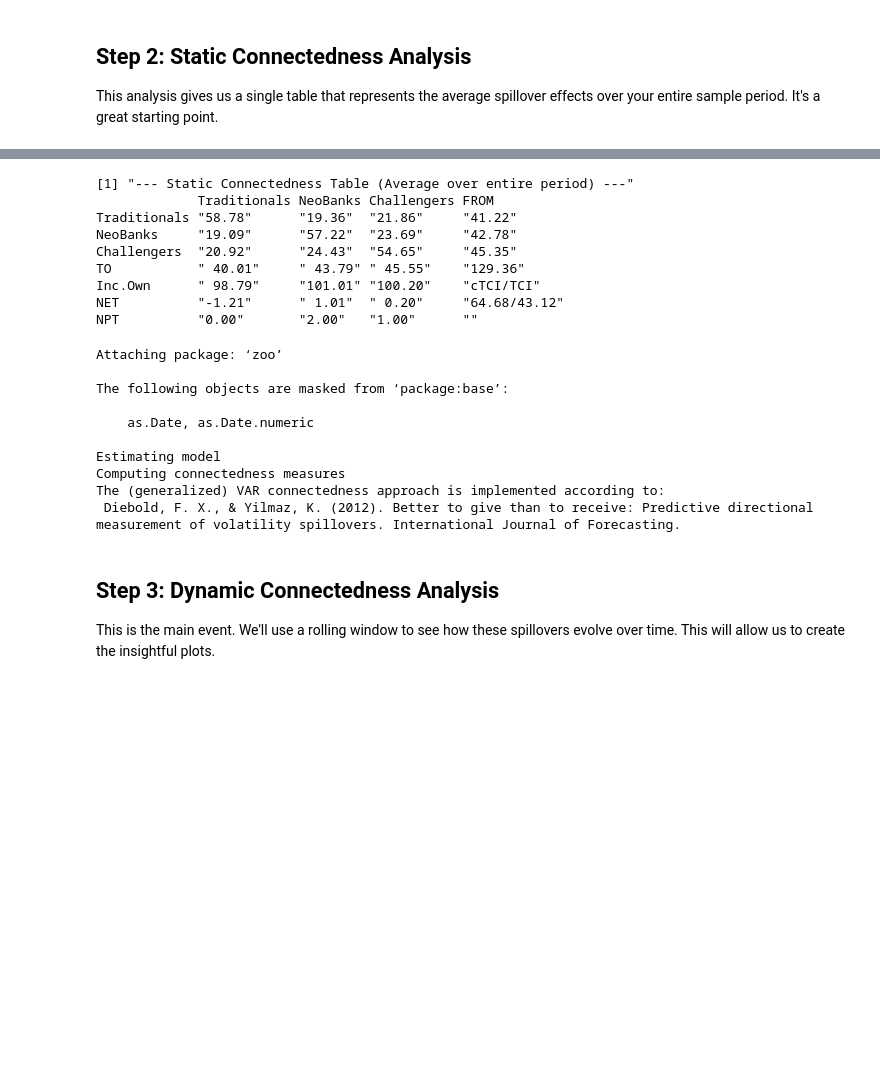
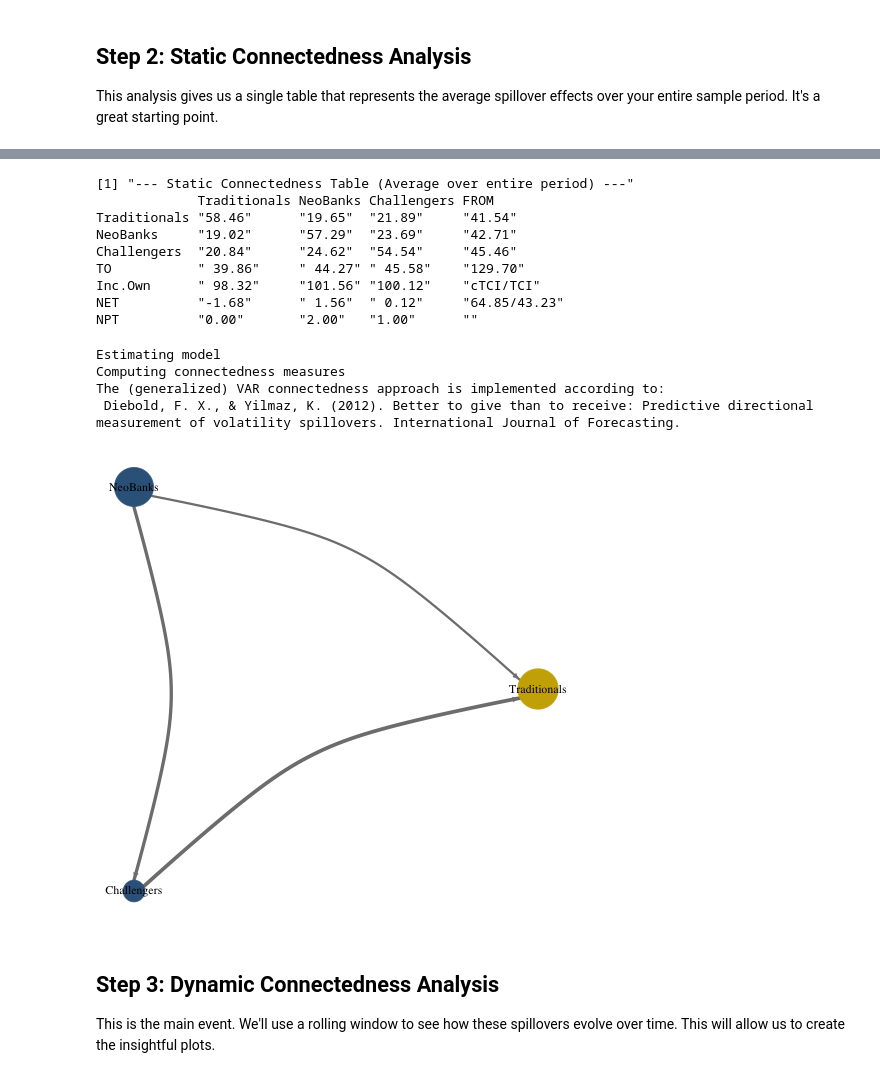
Before and after one commit to JamesGH1/FinanceResearch, a Jupyter notebook: IndexCreation - REMASTERED.ipynb, the cells around one changed output, grey strips where cells are left out. Drawn from its saved outputs; the diff is of its cells as text; code cells hidden in the pictures; blank space fills up the shorter version.

```diff
--- a/IndexCreation - REMASTERED.ipynb
+++ b/IndexCreation - REMASTERED.ipynb
@@ -563,46 +622,44 @@ if (nrow(returns_df) > 0) {
     library(zoo)
 
     # Convert the pandas DataFrame to a zoo object, which the library requires
     # The date index is automatically recognized.
     data_zoo <- zoo(returns_df, order.by = as.Date(rownames(returns_df)))
 
     # --- Run the Static Connectedness Analysis ---
     # This calculates the average connectedness over the entire period.
     # nlag = 2: We use 2 lags in our model (a common starting point).
     # nfore = 10: We forecast 10 days ahead to see how shocks propagate.
     # window.size = NULL: This specifically tells the function to do a static (non-rolling) analysis.
     dca_static <- ConnectednessApproach(data_zoo,
-                                      nlag = 2,
+                                      nlag = 1,
                                       nfore = 10,
                                       window.size = NULL,
                                       model = "VAR") # Using a standard Vector Autoregression model
 
     # Print the resulting connectedness table
     print("--- Static Connectedness Table (Average over entire period) ---")
     print(dca_static$TABLE)
+    PlotNetwork(dca_static, method ="NPDC")
+    #PlotNetwork(dca_static, method ="PCI")
+
 } else {
     print("Input data is empty. Skipping static analysis.")
 }
 # %% [output]
 [1] "--- Static Connectedness Table (Average over entire period) ---"
              Traditionals NeoBanks Challengers FROM
-Traditionals "58.78"      "19.36"  "21.86"     "41.22"
-NeoBanks     "19.09"      "57.22"  "23.69"     "42.78"
-Challengers  "20.92"      "24.43"  "54.65"     "45.35"
-TO           " 40.01"     " 43.79" " 45.55"    "129.36"
-Inc.Own      " 98.79"     "101.01" "100.20"    "cTCI/TCI"
-NET          "-1.21"      " 1.01"  " 0.20"     "64.68/43.12"
+Traditionals "58.46"      "19.65"  "21.89"     "41.54"
+NeoBanks     "19.02"      "57.29"  "23.69"     "42.71"
+Challengers  "20.84"      "24.62"  "54.54"     "45.46"
+TO           " 39.86"     " 44.27" " 45.58"    "129.70"
+Inc.Own      " 98.32"     "101.56" "100.12"    "cTCI/TCI"
+NET          "-1.68"      " 1.56"  " 0.12"     "64.85/43.23"
 NPT          "0.00"       "2.00"   "1.00"      ""
-Attaching package: ‘zoo’
-
-The following objects are masked from ‘package:base’:
-
-    as.Date, as.Date.numeric
-
 Estimating model
 Computing connectedness measures
 The (generalized) VAR connectedness approach is implemented according to:
  Diebold, F. X., & Yilmaz, K. (2012). Better to give than to receive: Predictive directional measurement of volatility spillovers. International Journal of Forecasting.
+[figure, added]
 # %% [markdown]
 ## Step 3: Dynamic Connectedness Analysis
 This is the main event. We'll use a rolling window to see how these spillovers evolve over time. This will allow us to create the insightful plots.
```
Also changed, not shown: parts of 17 cells of this notebook.
